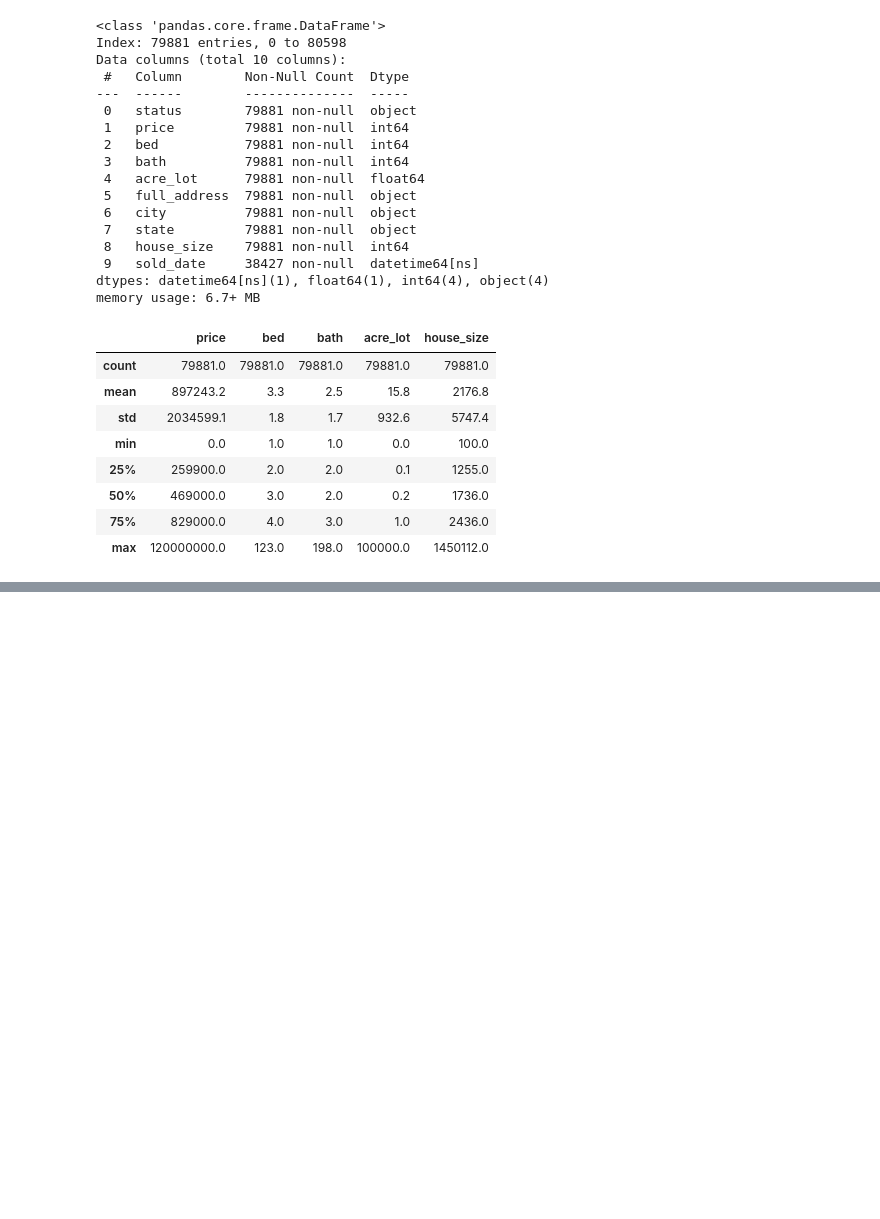
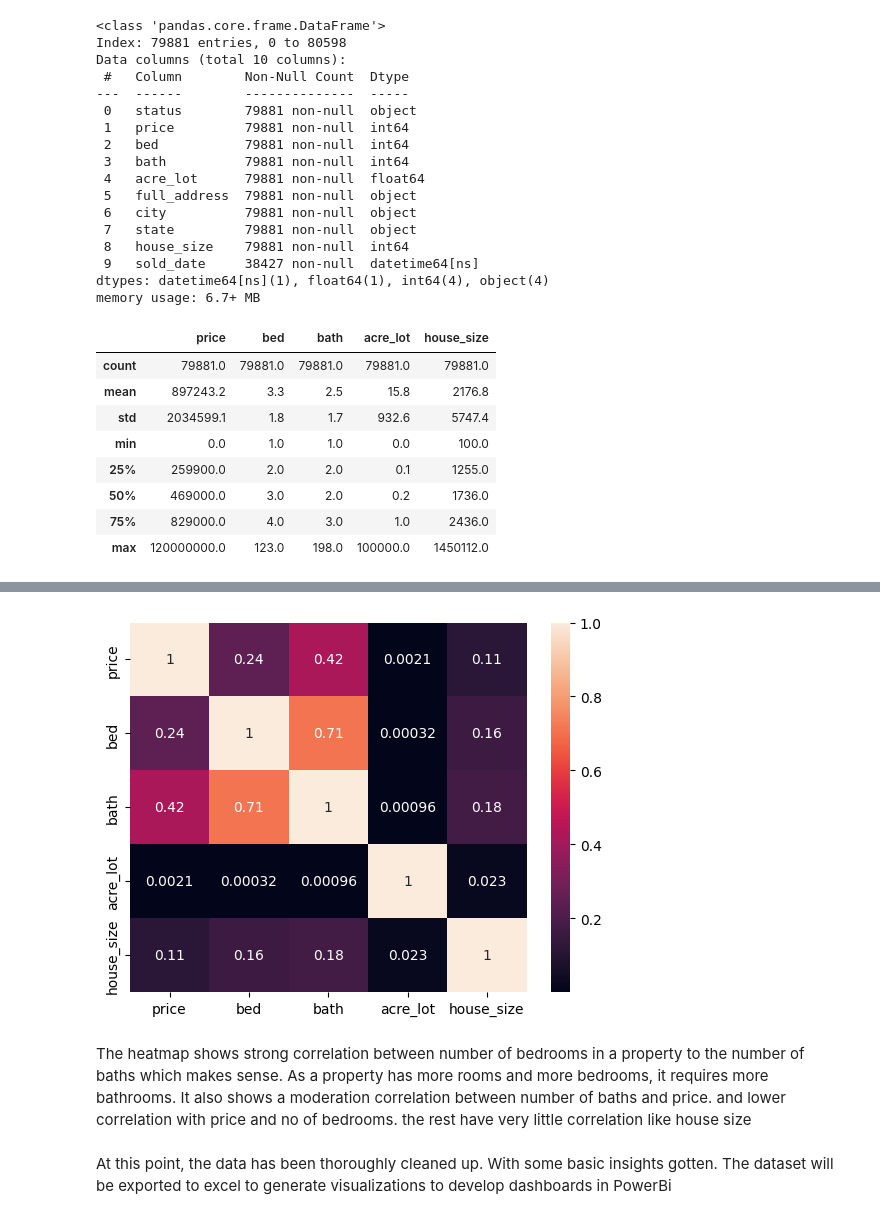
Before and after one commit to sinatijani/real-estate-property-analysis-python, a Jupyter notebook: US Real Estate Data - Business Statistics .ipynb, the cells around one changed output, grey strips where cells are left out. Drawn from its saved outputs; the diff is of its cells as text; code cells hidden in the pictures; blank space fills up the shorter version.

Commit message:
found correlation, built heatmap, exported dataframe to excel

```diff
--- a/US Real Estate Data - Business Statistics .ipynb
+++ b/US Real Estate Data - Business Statistics .ipynb
@@ -829,0 +721,12 @@ df10.loc[df10['state'] == 'Virgin Islands', ['price', 'bed']]
+# %%
+# plotting the correlation on heatmap to easily identify which variable affects another
+
+sns.heatmap(df5.corr(numeric_only=True), annot=True)
+
+plt.show()
+# %% [output]
+[figure, added]
+# %% [markdown]
+The heatmap shows strong correlation between number of bedrooms in a property to the number of baths which makes sense. As a property has more rooms and more bedrooms, it requires more bathrooms. It also shows a moderation correlation between number of baths and price. and lower correlation with price and no of bedrooms. the rest have very little correlation like house size
+# %% [markdown]
+At this point, the data has been thoroughly cleaned up. With some basic insights gotten. The dataset will be exported to excel to generate visualizations to develop dashboards in PowerBi
```
Also changed, not shown: parts of 54 cells of this notebook, 1 other file.
